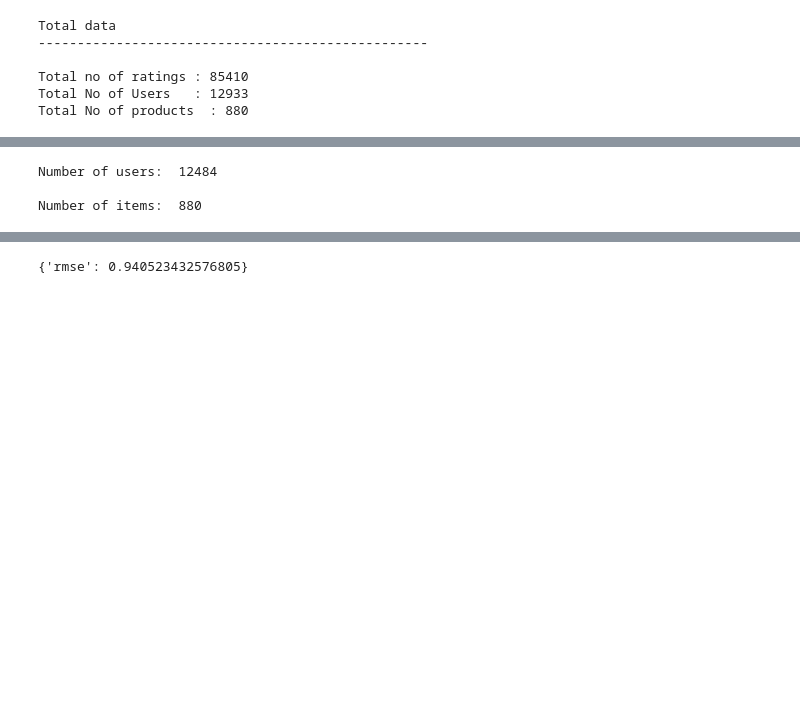
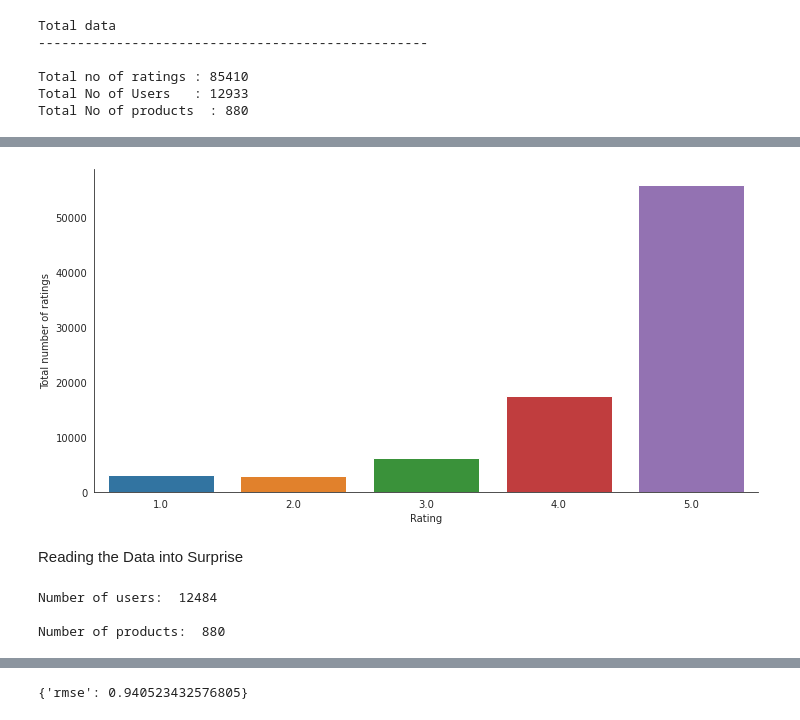
Before and after one commit to trishattah/DS_7331_Projects, a Jupyter notebook: Lab_3/Lab_3_Group_4_v2.ipynb, the cells around one changed output, grey strips where cells are left out. Drawn from its saved outputs; the diff is of its cells as text; code cells hidden in the pictures; blank space fills up the shorter version.

```diff
--- a/Lab_3/Lab_3_Group_4_v2.ipynb
+++ b/Lab_3/Lab_3_Group_4_v2.ipynb
@@ -52,6 +55,9 @@ df1.head(10)
 | 7 | A2TY0BTJOTENPG | 0511189877 | 5.0 | 1395878400 |
 | 8 | A34ATBPOK6HCHY | 0511189877 | 5.0 | 1395532800 |
 | 9 | A89DO69P0XZ27 | 0511189877 | 5.0 | 1395446400 |
+# %%
+#Dropping the Timestamp column as it is not needed
+df1.drop(['timestamp'], axis=1,inplace=True)
 # %%
 df1.shape
 # %% [output]
@@ -180 +203,9 @@ Total No of products  : 880
+# %%
+with sns.axes_style('white'):
+    g = sns.factorplot("Rating", data=df3, aspect=2.0,kind='count')
+    g.set_ylabels("Total number of ratings")
+# %% [output]
+[figure, added]
+# %% [markdown]
+Reading the Data into Surprise
 # %%
@@ -186,11 +217,11 @@ data = Dataset.load_from_df(df3,reader)
 trainset, testset = train_test_split(data, test_size=0.3,random_state=28)
 # %%
 print('Number of users: ', trainset.n_users, '\n')
-print('Number of items: ', trainset.n_items, '\n')
+print('Number of products: ', trainset.n_items, '\n')
 # %% [output]
 Number of users:  12484
 
-Number of items:  880
+Number of products:  880
 # %%
 #to save a list of inner and raw item id’s:
 trainset_iids = list(trainset.all_items())
```
Also changed, not shown: parts of 59 cells of this notebook.
